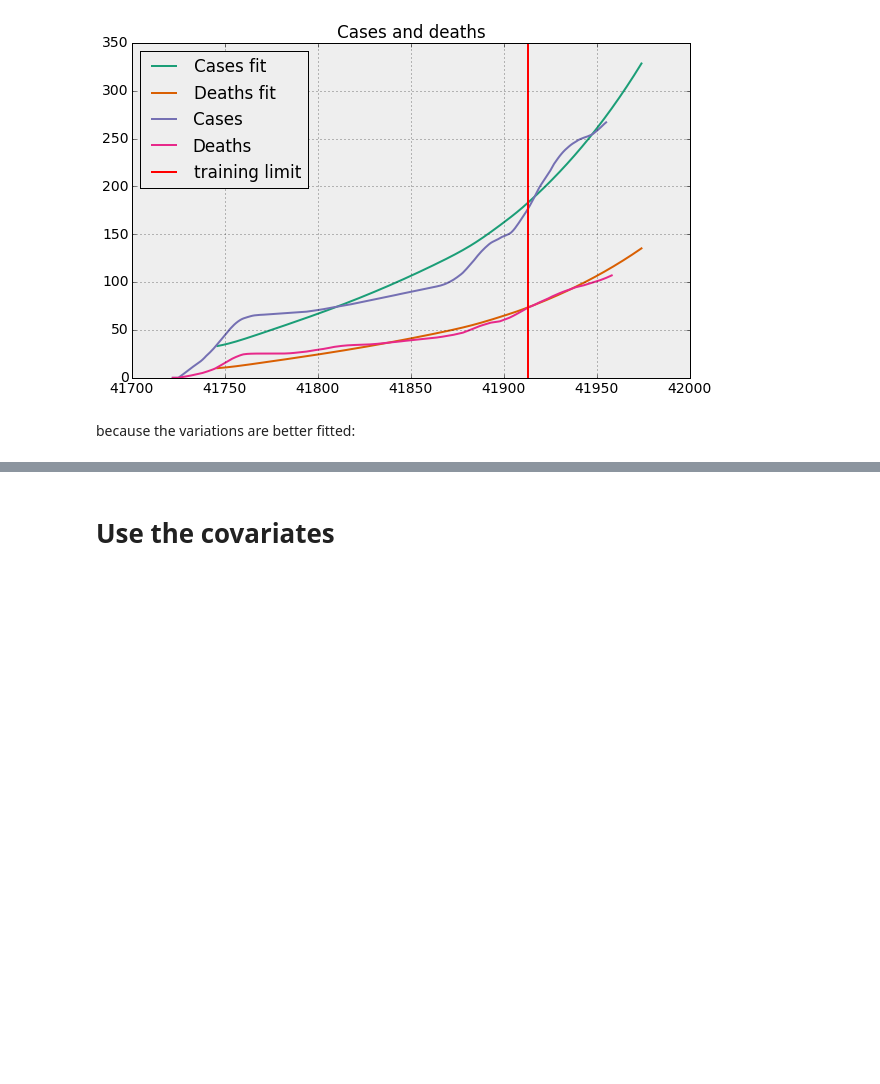
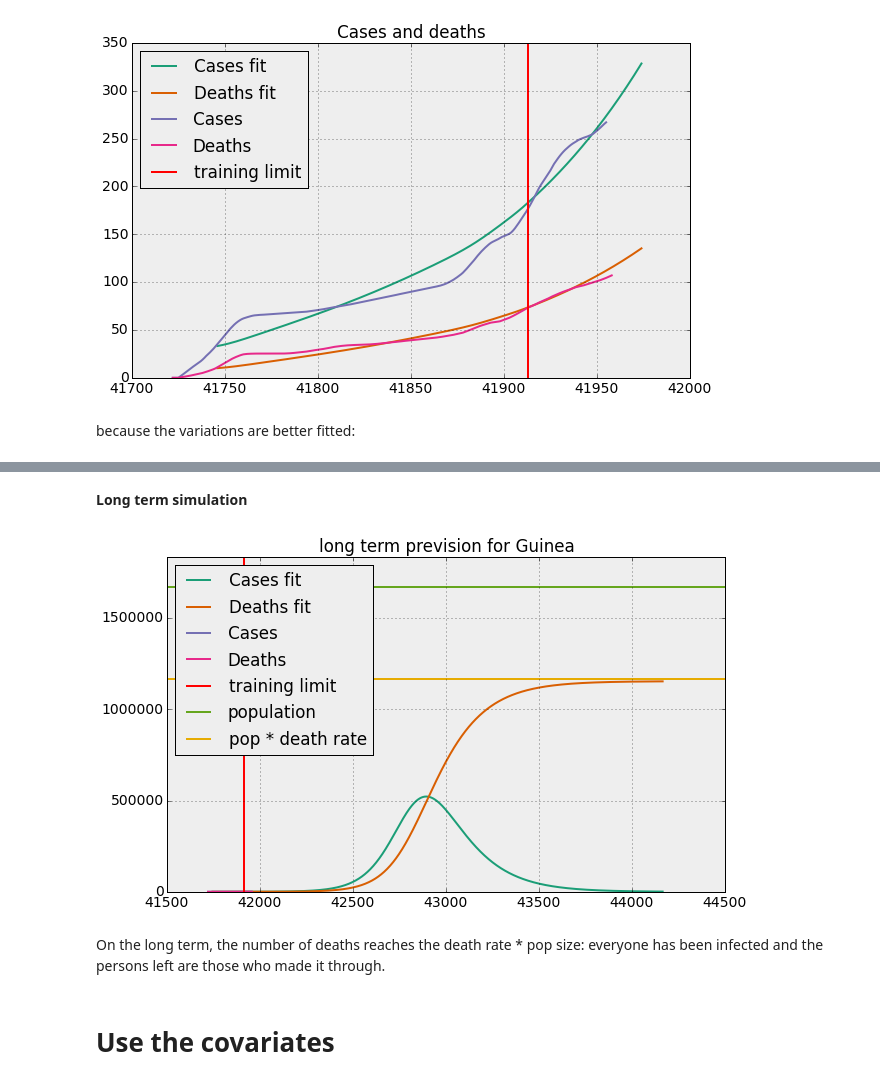
Before and after one commit to gsabran/data-science-project, a Jupyter notebook: code/timeseries.ipynb, the cells around one changed output, grey strips where cells are left out. Cells and saved outputs as stored; diff of their text form; code cells hidden in the pictures; blank space fills up the shorter version.

Commit message:
1) nice function to get data from dataframes 2) add mortality rate 3) take into account pop size 4) long term prevision

```diff
--- a/code/timeseries.ipynb
+++ b/code/timeseries.ipynb
@@ -554,3 +592,20 @@ plot_fit(country_code, sdr_id, days_after=20, plot_variations=True)
+# %% [markdown]
+**Long term simulation**
+# %%
+plot_fit(country_code, sdr_id, days_after=20, test_limit='2020-12-01')
+plt.title('long term prevision for Guinea')
+ax = plt.axis()
+N = get(country_code, sdr_id, 'standardized_2014_pop')
+plt.plot([0, 100000000], [N, N], label='population')
+plt.plot([0, 100000000], [N * mortality_rate, N * mortality_rate], label='pop * death rate')
+ax = (ax[0], ax[1], ax[2], N * 1.1)
+plt.axis(ax)
+plt.legend(loc=2)
+plt.show()
+# %% [output]
+[figure, added]
+# %% [markdown]
+On the long term, the number of deaths reaches the death rate * pop size: everyone has been infected and the persons left are those who made it through.
 # %% [markdown]
 # Use the covariates
 # %% [markdown]
```
Also changed, not shown: parts of 7 cells of this notebook, 1 other file.
